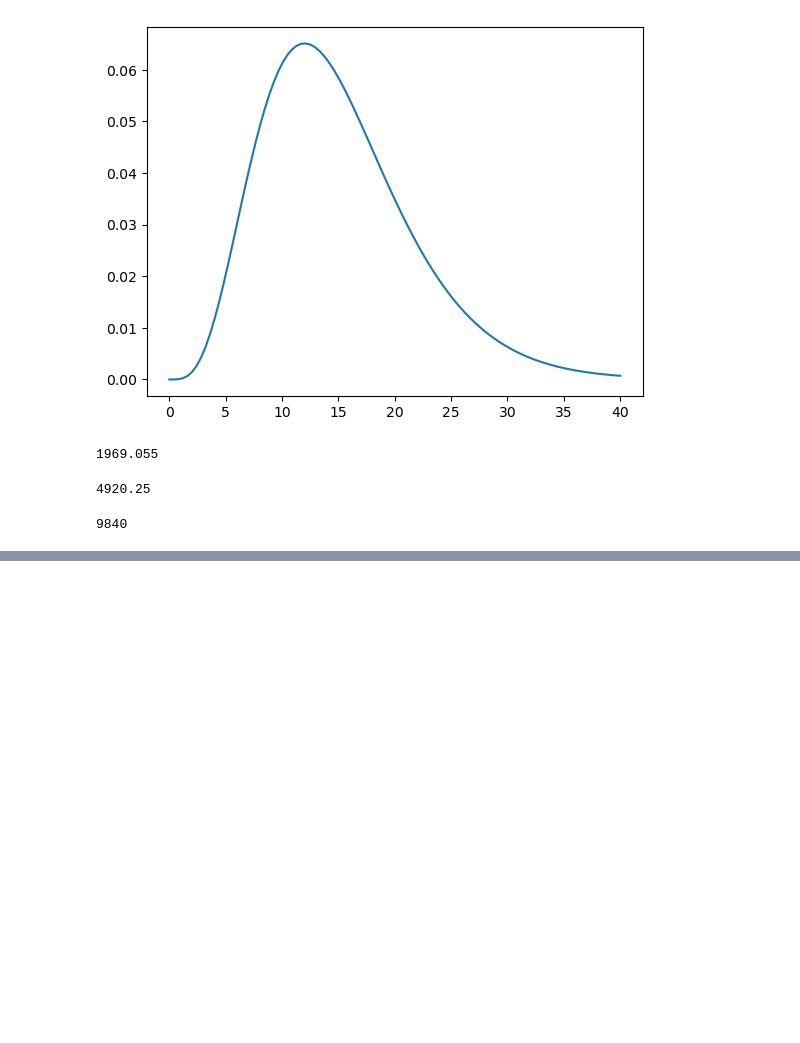
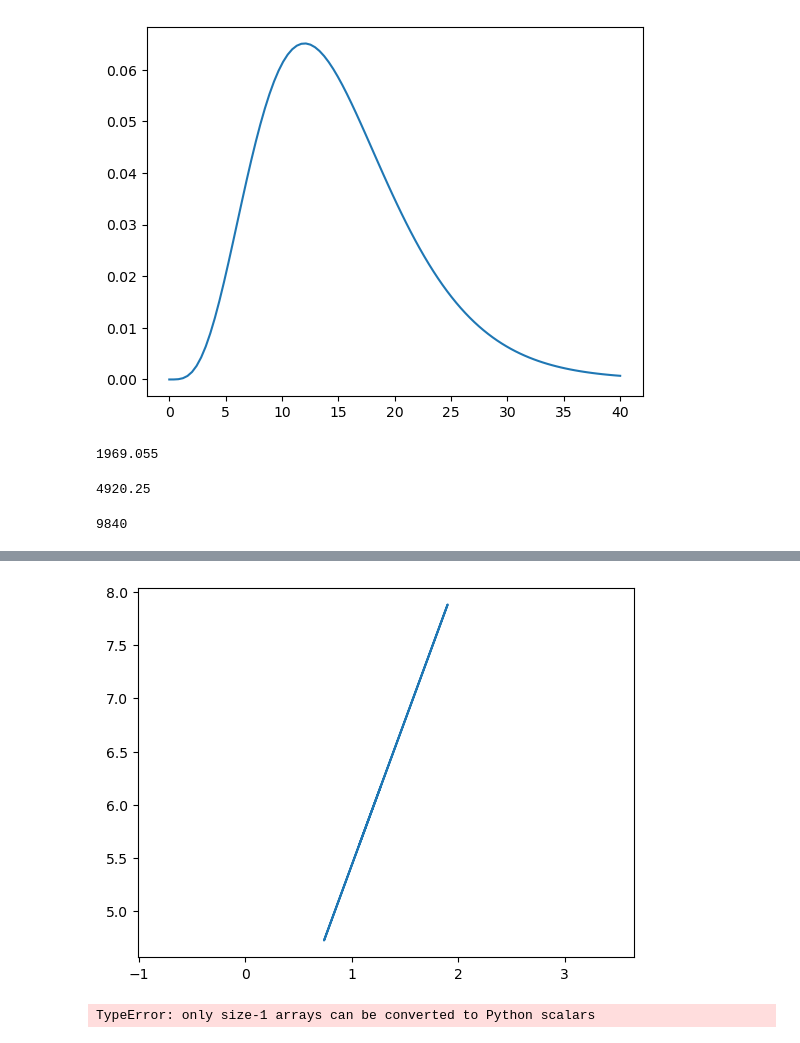
Before and after one commit to Tatianabellagio/slim_grenenet, a Jupyter notebook: Simulation_from_vcf.ipynb, the cells around one changed output, grey strips where cells are left out. Drawn from its saved outputs; the diff is of its cells as text; code cells hidden in the pictures; blank space fills up the shorter version.

```diff
--- a/Simulation_from_vcf.ipynb
+++ b/Simulation_from_vcf.ipynb
@@ -529,0 +586,4 @@ sns.lineplot(x,y);
+# %%
+vcf = allel.read_vcf('vcf_slim/subp0.vcf')
+# %%
+samples = vcf['samples']
@@ -529,0 +733,4 @@ sns.lineplot(x,y);
+# %%
+fitness = fitness.split(" ")
+
+fitness = [eval(i) for i in fitness]
@@ -529,0 +777,7 @@ sns.lineplot(x,y);
+# %%
+import math
+import numpy as np
+
+
+log_transform = lambda x: math.log(x + 1.0) + 1.0
+offspring_counts = np.exp(np.vectorize(log_transform)(fitness))
@@ -529,0 +806,14 @@ sns.lineplot(x,y);
+# %%
+# plot data
+plt.plot(fitness,  offspring_counts) # s controls point size
+
+# add y=x line
+#plt.plot([0,15],[0,15], color='#414242', linestyle='dashed')
+plt.axis('equal')
+plt.show()
+# %% [output]
+[figure, added]
+# %%
+math.log(fitness )
+# %% [output]
+TypeError: only size-1 arrays can be converted to Python scalars
```
Also changed, not shown: parts of 67 cells of this notebook, 3 other files.
